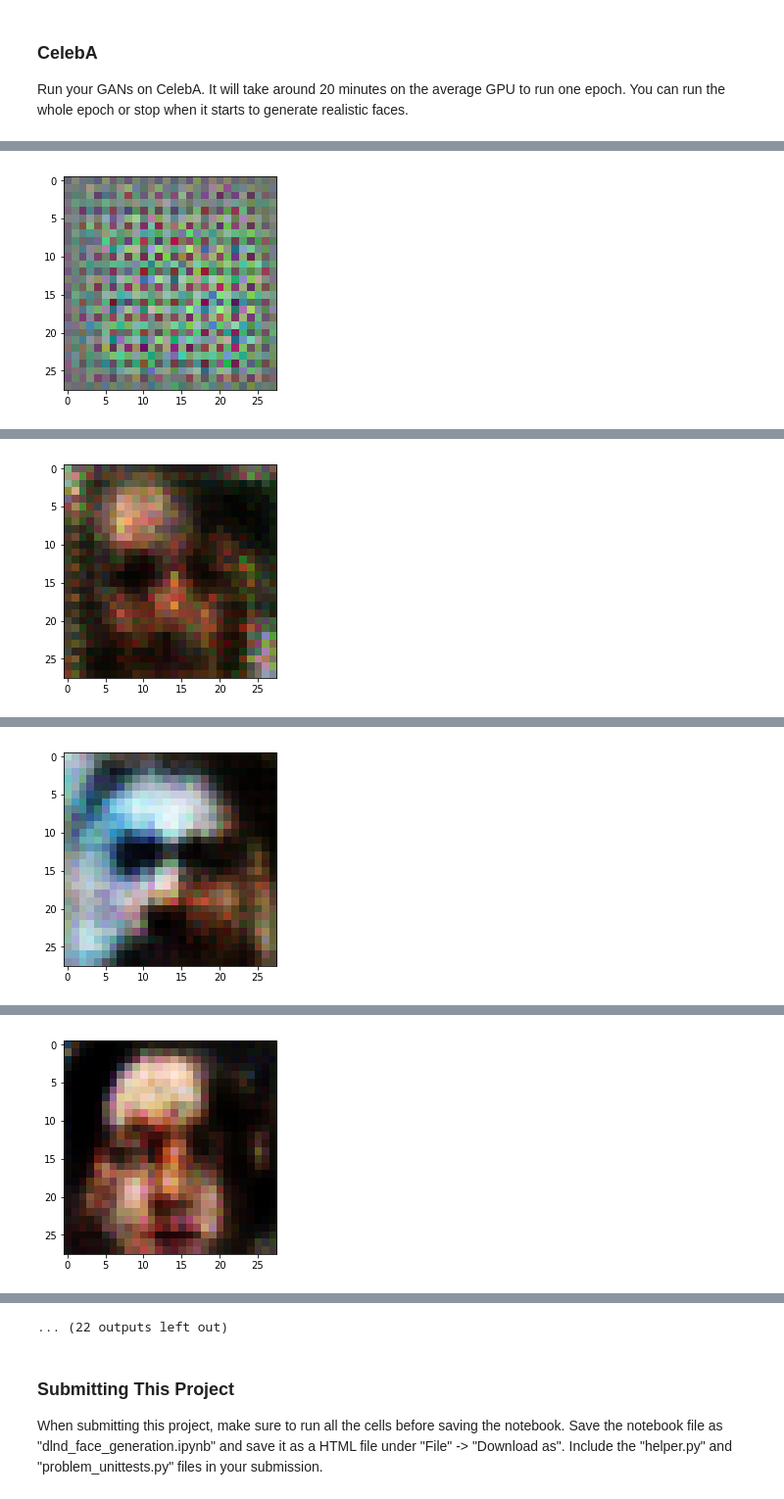
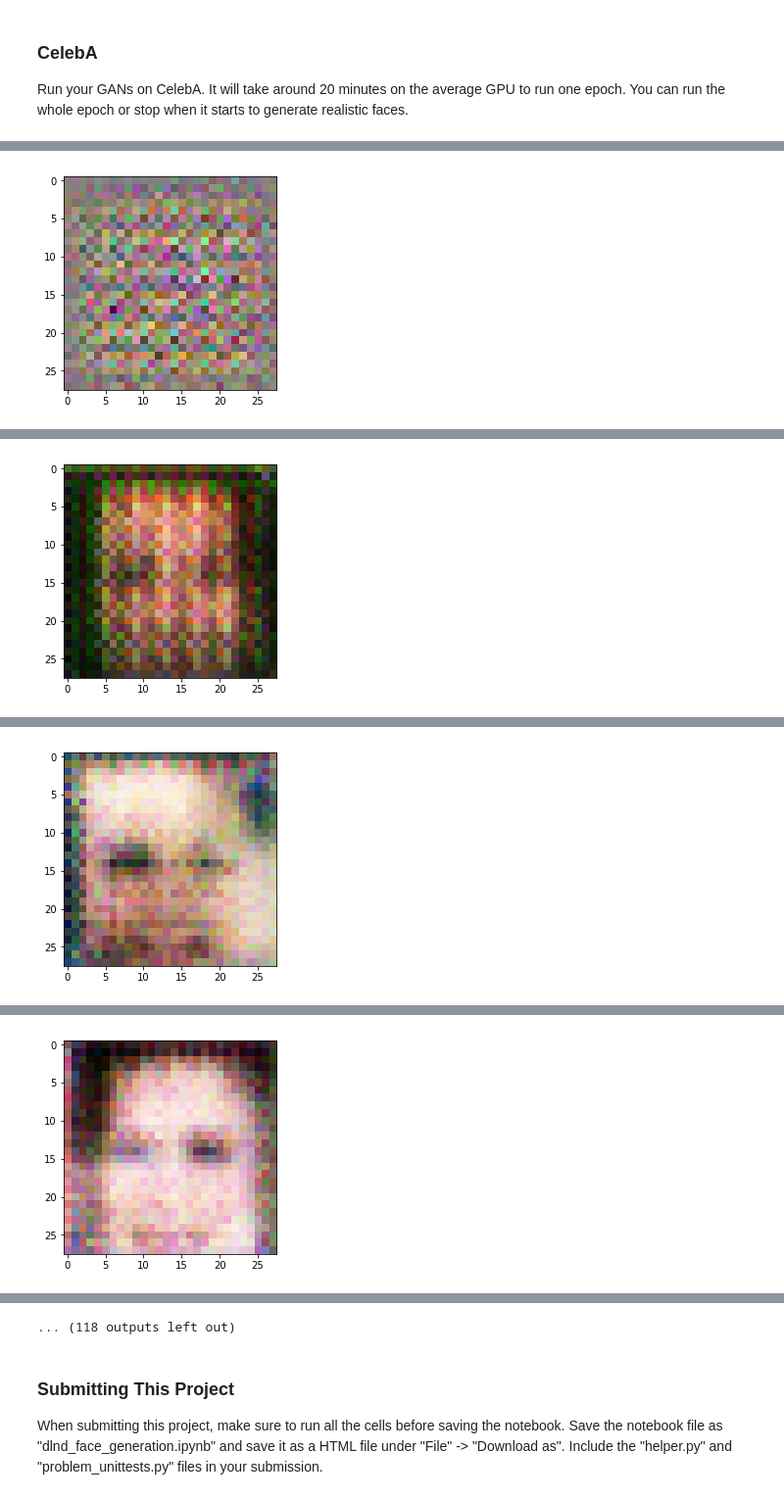
Before and after one commit to zwh42/face_generation_using_GAN, a Jupyter notebook: dlnd_face_generation.ipynb, the cells around one changed output, grey strips where cells are left out. Shown: that part at 98% size. Saved outputs shown, nothing was run; the diff lists cells and outputs as text; code cells hidden in the pictures.

```diff
--- a/dlnd_face_generation.ipynb
+++ b/dlnd_face_generation.ipynb
@@ -144,7 +144,7 @@ def discriminator(images, reuse=False):
     alpha = 0.1
     dropout_rate = 0.25
     with tf.variable_scope('discriminator', reuse=reuse):
-        conv_layer1 = tf.layers.conv2d(images, 64, 5, strides = 2, padding='same')
+        conv_layer1 = tf.layers.conv2d(images, 64, 5, strides = 2, padding='same', kernel_initializer = tf.contrib.layers.xavier_initializer())
         conv_layer1 = tf.layers.dropout(inputs = conv_layer1, rate = dropout_rate)
         conv_layer1 = tf.maximum(alpha * conv_layer1, conv_layer1)
 
@@ -187,21 +187,21 @@ def generator(z, out_channel_dim, is_train=True):
     alpha = 0.2
     with tf.variable_scope('generator', reuse = (not is_train)):
 
-        fc_layer1 = tf.layers.dense(z, 7*7*64)
+        fc_layer1 = tf.layers.dense(z, 7*7*64, kernel_initializer=tf.contrib.layers.xavier_initializer())
         fc_layer1 = tf.reshape(fc_layer1, (-1, 7, 7, 64))
         fc_layer1 = tf.layers.batch_normalization(fc_layer1, training = is_train)
         fc_layer1 = tf.maximum(alpha * fc_layer1, fc_layer1)
 
 
-        conv_layer2 = tf.layers.conv2d_transpose(fc_layer1, 128, 5, strides = 2, padding='same')
+        conv_layer2 = tf.layers.conv2d_transpose(fc_layer1, 128, 5, strides = 2, padding='same', kernel_initializer = tf.contrib.layers.xavier_initializer())
         conv_layer2 = tf.layers.batch_normalization(conv_layer2, training = is_train)
         conv_layer2 = tf.maximum(alpha * conv_layer2, conv_layer2)
 
-        conv_layer3 = tf.layers.conv2d_transpose(conv_layer2, 256, 5, strides = 1, padding = 'same')
+        conv_layer3 = tf.layers.conv2d_transpose(conv_layer2, 256, 5, strides = 1, padding = 'same', kernel_initializer = tf.contrib.layers.xavier_initializer())
         conv_layer3 = tf.layers.batch_normalization(conv_layer3, training = is_train)
         conv_layer3 = tf.maximum(alpha * conv_layer3, conv_layer3)
 
-        conv_layer4 = tf.layers.conv2d_transpose(conv_layer3, 64, 5, strides = 2, padding = 'same')
+        conv_layer4 = tf.layers.conv2d_transpose(conv_layer3, 64, 5, strides = 2, padding = 'same', kernel_initializer = tf.contrib.layers.xavier_initializer())
         conv_layer4 = tf.layers.batch_normalization(conv_layer4, training=is_train)
         conv_layer4 = tf.maximum(alpha * conv_layer4, conv_layer4)
 
@@ -455,10 +458,10 @@ Epoch 2/2... Discriminator Loss: 1.3809... Generator Loss: 0.7925
 ### CelebA
 Run your GANs on CelebA.  It will take around 20 minutes on the average GPU to run one epoch.  You can run the whole epoch or stop when it starts to generate realistic faces.
 # %%
-batch_size = 128
-z_dim = 128
+batch_size = 32
+z_dim = 100
 learning_rate = 0.0002
-beta1 = 0.1
+beta1 = 0.5
 
 
 """
@@ -475 +478 @@ Epoch 1/1... Discriminator Loss: 1.4688... Generator Loss: 0.6109
-[figure, old version]
+[figure, new version]
@@ -486 +489 @@ Epoch 1/1... Discriminator Loss: 1.3850... Generator Loss: 0.7987
-[figure, old version]
+[figure, new version]
@@ -497 +500 @@ Epoch 1/1... Discriminator Loss: 1.3845... Generator Loss: 0.7631
-[figure, old version]
+[figure, new version]
@@ -508 +511 @@ Epoch 1/1... Discriminator Loss: 1.3817... Generator Loss: 0.7744
-[figure, old version]
+[figure, new version]
@@ -531,4 +534,4 @@ Epoch 1/1... Discriminator Loss: 1.3765... Generator Loss: 0.7908
-... (22 outputs left out)
+... (118 outputs left out)
 # %% [markdown]
 ### Submitting This Project
 When submitting this project, make sure to run all the cells before saving the notebook. Save the notebook file as "dlnd_face_generation.ipynb" and save it as a HTML file under "File" -> "Download as". Include the "helper.py" and "problem_unittests.py" files in your submission.
```
Also changed, not shown: parts of 2 cells of this notebook, 1 other file.
